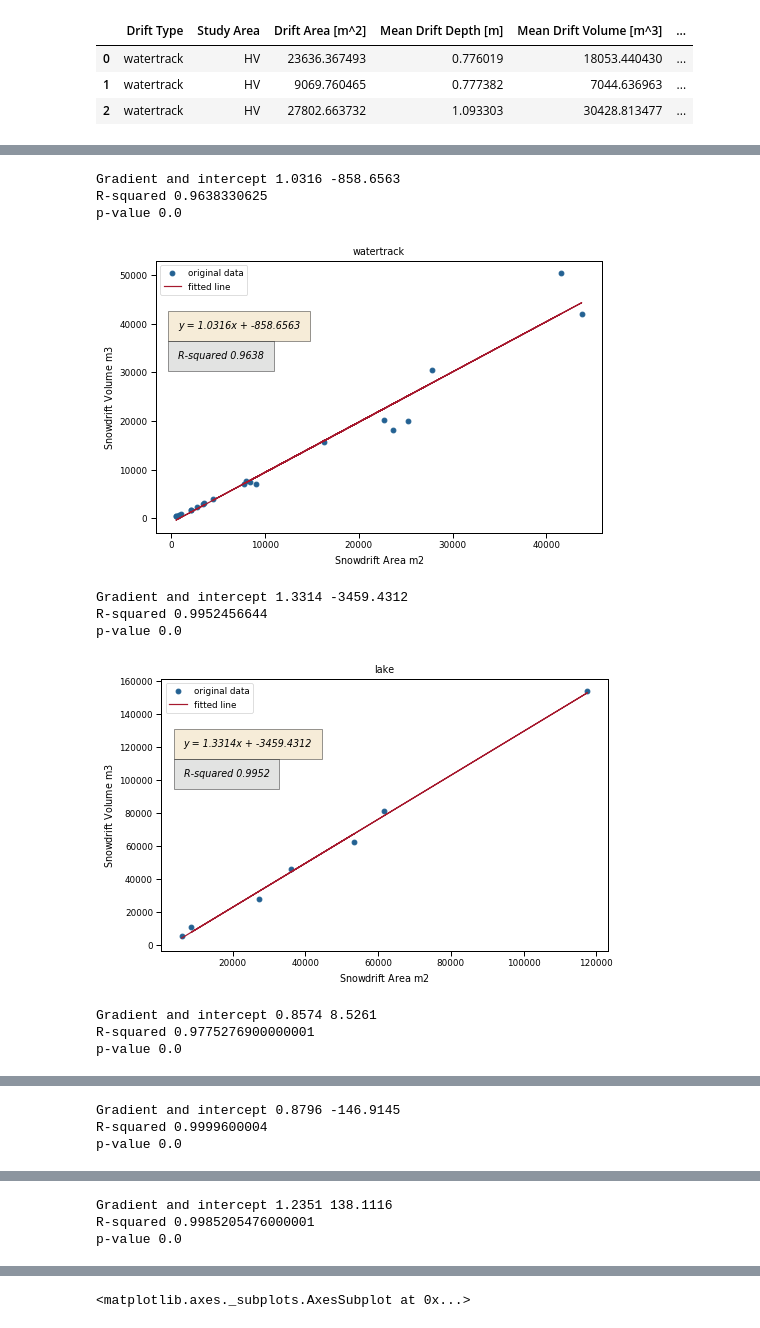
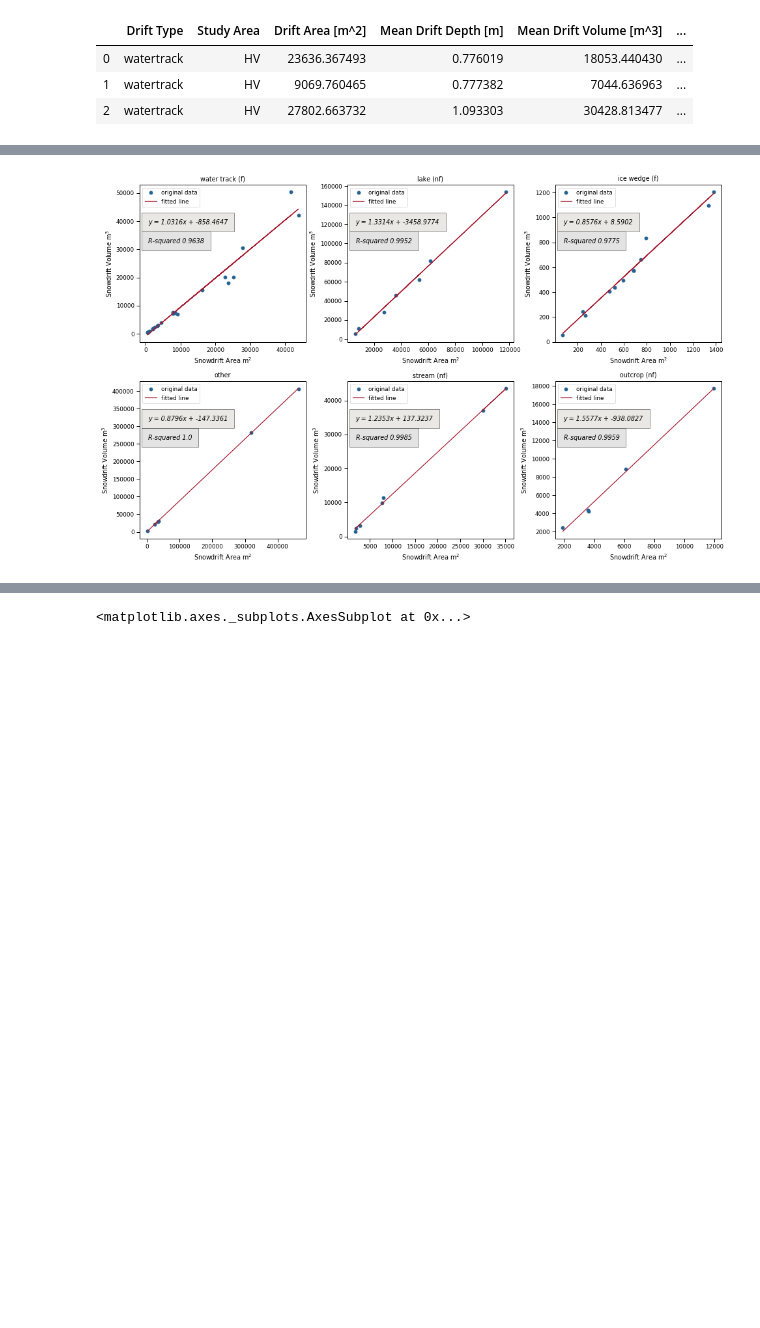
Before and after one commit to charparr/drift_class_to_go, a Jupyter notebook: drift_inventory/notebooks/zonal_drift_statistics.ipynb, the cells around one changed output, grey strips where cells are left out. Drawn from its saved outputs; the diff is of its cells as text; code cells hidden in the pictures; blank space fills up the shorter version.

Commit message:
figure, table update for chris larsen

```diff
--- a/drift_inventory/notebooks/zonal_drift_statistics.ipynb
+++ b/drift_inventory/notebooks/zonal_drift_statistics.ipynb
@@ -42,8 +64,9 @@ def compute_drift_statistics(regx, shp):
 # %%
 # compute stats with our function. combine hv and clpx results
-hv = compute_drift_statistics('../../depth_dDEMs/hv/', '../gis/hv_drifts.shp')
-clpx = compute_drift_statistics('../../depth_dDEMs/clpx/', '../gis/clpx_drifts.shp')
+hv = compute_drift_statistics('../../snow_depth_maps/', '*hv*', '../gis/hv_drifts.shp')
+clpx = compute_drift_statistics('../../snow_depth_maps/', '*clpx*', '../gis/clpx_drifts.shp')
 geodf = pd.concat([hv, clpx], sort=False)
-len(hv) + len(clpx) == len(geodf)
+print(len(hv) + len(clpx) == len(geodf))
+geodf
 # %% [output]
 True
@@ -92,5 +199,11 @@ summary_df.head(3)
 # %%
 sns.set_context('paper')
-ax = sns.scatterplot(x="Drift Type", y="CV Drift Depth", hue='Study Area', data=summary_df)
-plt.savefig('../figs/drift_type_x_cv_depth_y.png', dpi=300, bbox_inches='tight')
+
+current_palette = sns.color_palette()[0:2][::-1]
+
+ax = sns.scatterplot(x="Class", y="CV Depth", hue='Swath', data=tableoutput,
+                    palette = current_palette)
+
+plt.savefig('../../thesis_text/figs/pngs/drift_type_x_cv_depth_y.png',
+            dpi=200, bbox_inches='tight')
 # %% [output]
@@ -114,61 +227,51 @@ summary_df.groupby(['Study Area','Drift Type']).mean().round(2).to_csv('../resul
 # %%
 d = {}
 
-fig = plt.subplots(nrows=2, ncols=3)
+fig, axes = plt.subplots(nrows=2, ncols=3, figsize=(16,10))
+j = 0
 
-for i in summary_df['Drift Type'].unique():
+for i in tableoutput['Class'].unique():
 
     d[i] = {}
-    driftclass = summary_df[summary_df['Drift Type']==i]
-    x = driftclass["Drift Area [m^2]"]
-    y = driftclass["Mean Drift Volume [m^3]"]
+    driftclass = tableoutput[tableoutput['Class']==i]
+    x = driftclass["Drift Area $m^2$"]
+    y = driftclass["Drift Volume $m^3$"]
     d[i]['x'] = x
     d[i]['y'] = y
 
     gradient,intercept,r_value,p_value,std_err=stats.linregress(x,y)
     d[i]['Gradient'] = gradient.round(4)
     d[i]['Intercept'] = intercept.round(4)
     d[i]['R Value'] = r_value.round(5)
     d[i]['P Value'] = p_value.round(5)
     d[i]['Std. Error'] = std_err.round(4)
 
-    #str1 = str("Gradient and intercept" + d[i]['Gradient'] + d[i]['Intercept'])
-    print("Gradient and intercept",d[i]['Gradient'], d[i]['Intercept'])
-    print("R-squared", d[i]['R Value'] ** 2)
-    print("p-value", d[i]['P Value'])
+    if j <= 2:
+        ax = axes[0, j]
+    else:
+        ax = axes[1, j - 3]
 
+    ax.plot(x, y, 'o', c='#236192', label='original data')
+    ax.plot(x, intercept + gradient * x, '#A6192E', label='fitted line')
+    ax.set_ylabel("Snowdrift Volume m$^3$")
+    ax.set_xlabel("Snowdrift Area m$^2$")
+    ax.set_title(i)
+    ax.legend()
 
-    plt.figure(figsize=(8,5))
-    plt.plot(x, y, 'o', c='#236192', label='original data')
-    plt.plot(x, intercept + gradient * x, '#A6192E', label='fitted line')
-    plt.ylabel("Snowdrift Volume m$3$")
-    plt.xlabel("Snowdrift Area m$2$")
-    plt.title(i)
-    plt.legend()
-
-    ax = plt.gca()
     txtstr = "y = " + str(d[i]['Gradient']) + 'x + ' + str(d[i]['Intercept'])
     ax.text(0.05, 0.75, txtstr, style='italic',
             transform=ax.transAxes,
-            bbox={'facecolor':'#EFDBB2', 'alpha':0.5, 'pad':10})
+            bbox={'facecolor':'#D7D2CB', 'alpha':0.5, 'pad':10})
 
     rvstr = "R-squared " + str(np.round(d[i]['R Value'] ** 2, 4))
 
-    ax.text(0.05, 0.64, rvstr, style='italic',
+    ax.text(0.05, 0.63, rvstr, style='italic',
         transform=ax.transAxes,
         bbox={'facecolor':'#C7C9C7', 'alpha':0.5, 'pad':10})
 
-
-    plt.show()
+    j+=1
+plt.subplots_adjust(wspace=0.25, hspace=0.25)
+plt.savefig('../../thesis_text/figs/pngs/snowdrift_class_area_volume_linreg_3x2.png',
+            facecolor='#EFDBB2', dpi=200, bbox_inches='tight')
 # %% [output]
-Gradient and intercept 1.0316 -858.6563
-R-squared 0.9638330625
-p-value 0.0
-[figure, old version]
+[figure, new version]
-Gradient and intercept 1.3314 -3459.4312
-R-squared 0.9952456644
-p-value 0.0
-[figure, removed]
-Gradient and intercept 0.8574 8.5261
-R-squared 0.9775276900000001
-p-value 0.0
@@ -176,3 +277,0 @@ p-value 0.0
-Gradient and intercept 0.8796 -146.9145
-R-squared 0.9999600004
-p-value 0.0
@@ -180,3 +277,0 @@ p-value 0.0
-Gradient and intercept 1.2351 138.1116
-R-squared 0.9985205476000001
-p-value 0.0
```
Also changed, not shown: parts of 25 cells of this notebook, 5 other files.
